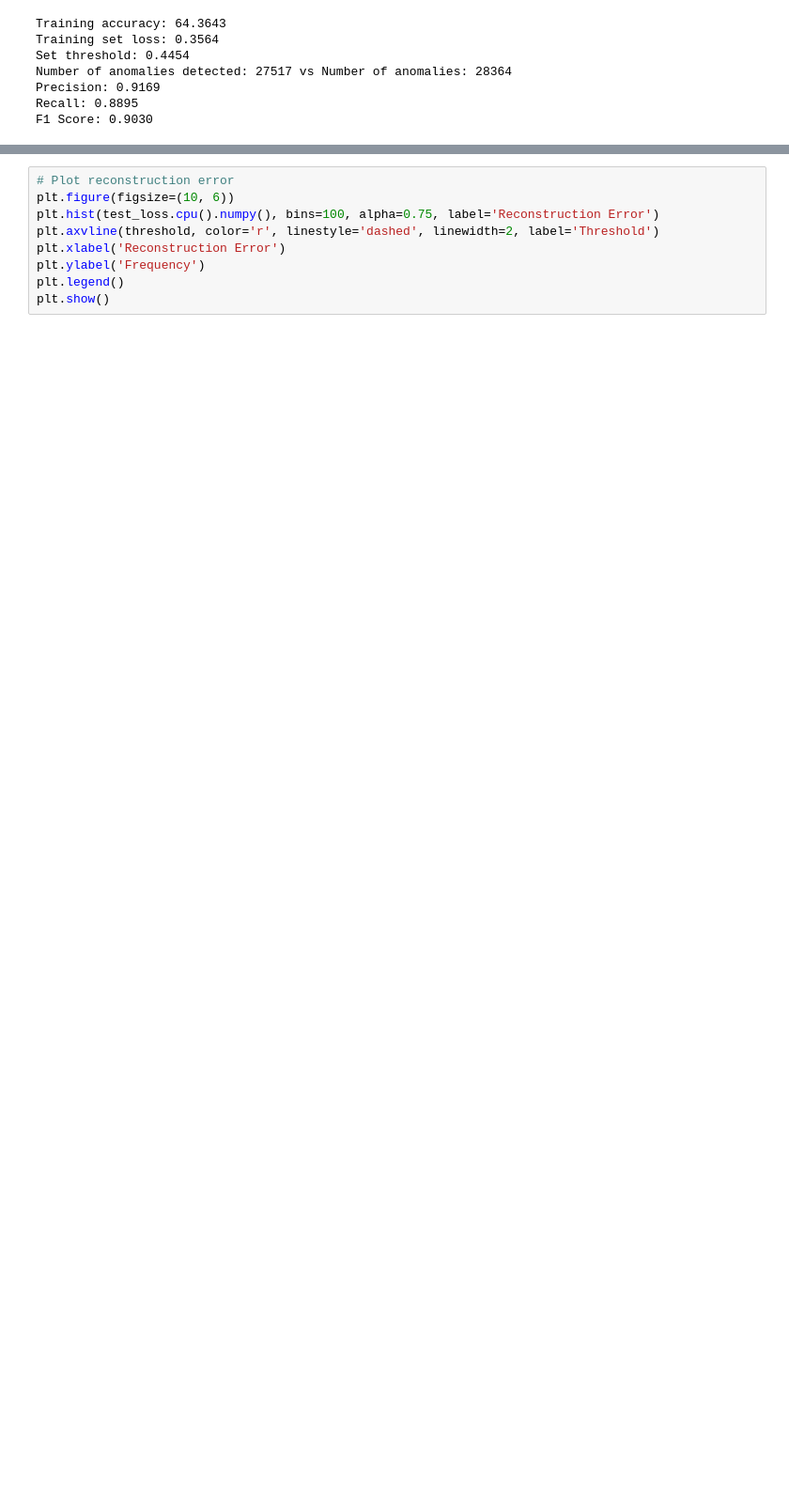
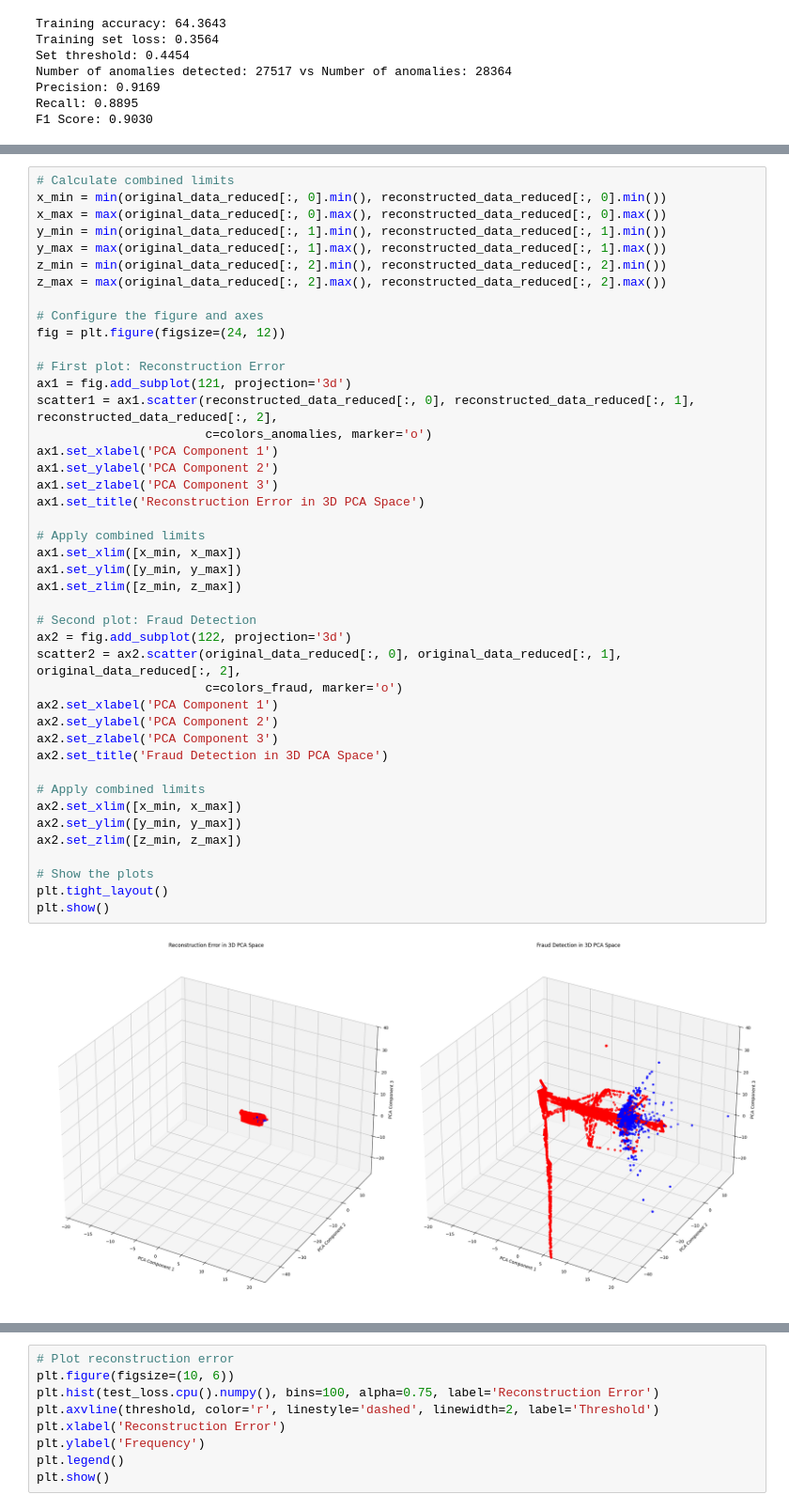
Before and after one commit to Hernan3scobar/Autoencoders, a Jupyter notebook: AutoEncoder-1.ipynb, the cells around one changed output, grey strips where cells are left out. Shown at 94% size. Cells and saved outputs as stored; diff of their text form; blank space fills up the shorter version.

```diff
--- a/AutoEncoder-1.ipynb
+++ b/AutoEncoder-1.ipynb
@@ -405,0 +423,45 @@ plt.show()
+# %%
+# Calculate combined limits
+x_min = min(original_data_reduced[:, 0].min(), reconstructed_data_reduced[:, 0].min())
+x_max = max(original_data_reduced[:, 0].max(), reconstructed_data_reduced[:, 0].max())
+y_min = min(original_data_reduced[:, 1].min(), reconstructed_data_reduced[:, 1].min())
+y_max = max(original_data_reduced[:, 1].max(), reconstructed_data_reduced[:, 1].max())
+z_min = min(original_data_reduced[:, 2].min(), reconstructed_data_reduced[:, 2].min())
+z_max = max(original_data_reduced[:, 2].max(), reconstructed_data_reduced[:, 2].max())
+
+# Configure the figure and axes
+fig = plt.figure(figsize=(24, 12))
+
+# First plot: Reconstruction Error
+ax1 = fig.add_subplot(121, projection='3d')
+scatter1 = ax1.scatter(reconstructed_data_reduced[:, 0], reconstructed_data_reduced[:, 1], reconstructed_data_reduced[:, 2],
+                       c=colors_anomalies, marker='o')
+ax1.set_xlabel('PCA Component 1')
+ax1.set_ylabel('PCA Component 2')
+ax1.set_zlabel('PCA Component 3')
+ax1.set_title('Reconstruction Error in 3D PCA Space')
+
+# Apply combined limits
+ax1.set_xlim([x_min, x_max])
+ax1.set_ylim([y_min, y_max])
+ax1.set_zlim([z_min, z_max])
+
+# Second plot: Fraud Detection
+ax2 = fig.add_subplot(122, projection='3d')
+scatter2 = ax2.scatter(original_data_reduced[:, 0], original_data_reduced[:, 1], original_data_reduced[:, 2],
+                       c=colors_fraud, marker='o')
+ax2.set_xlabel('PCA Component 1')
+ax2.set_ylabel('PCA Component 2')
+ax2.set_zlabel('PCA Component 3')
+ax2.set_title('Fraud Detection in 3D PCA Space')
+
+# Apply combined limits
+ax2.set_xlim([x_min, x_max])
+ax2.set_ylim([y_min, y_max])
+ax2.set_zlim([z_min, z_max])
+
+# Show the plots
+plt.tight_layout()
+plt.show()
+# %% [output]
+[figure, added]
```
Also changed, not shown: parts of 6 cells of this notebook.
